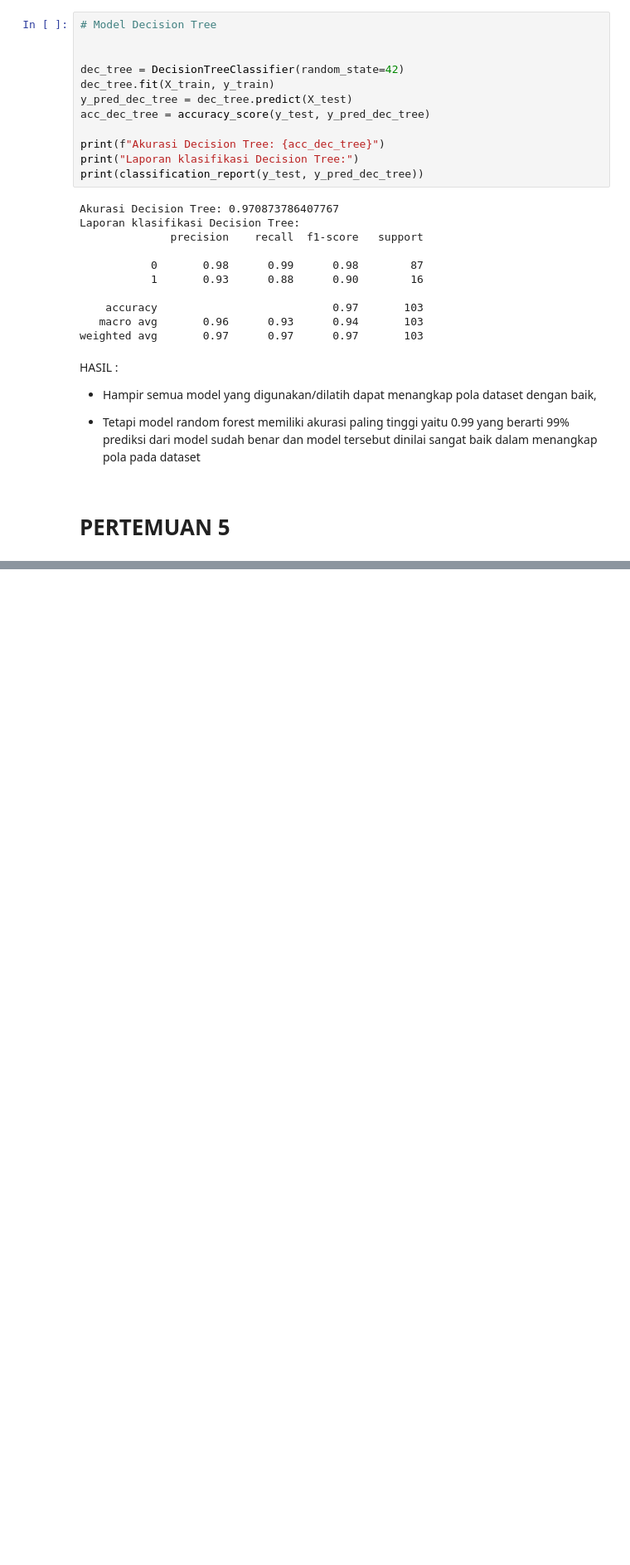
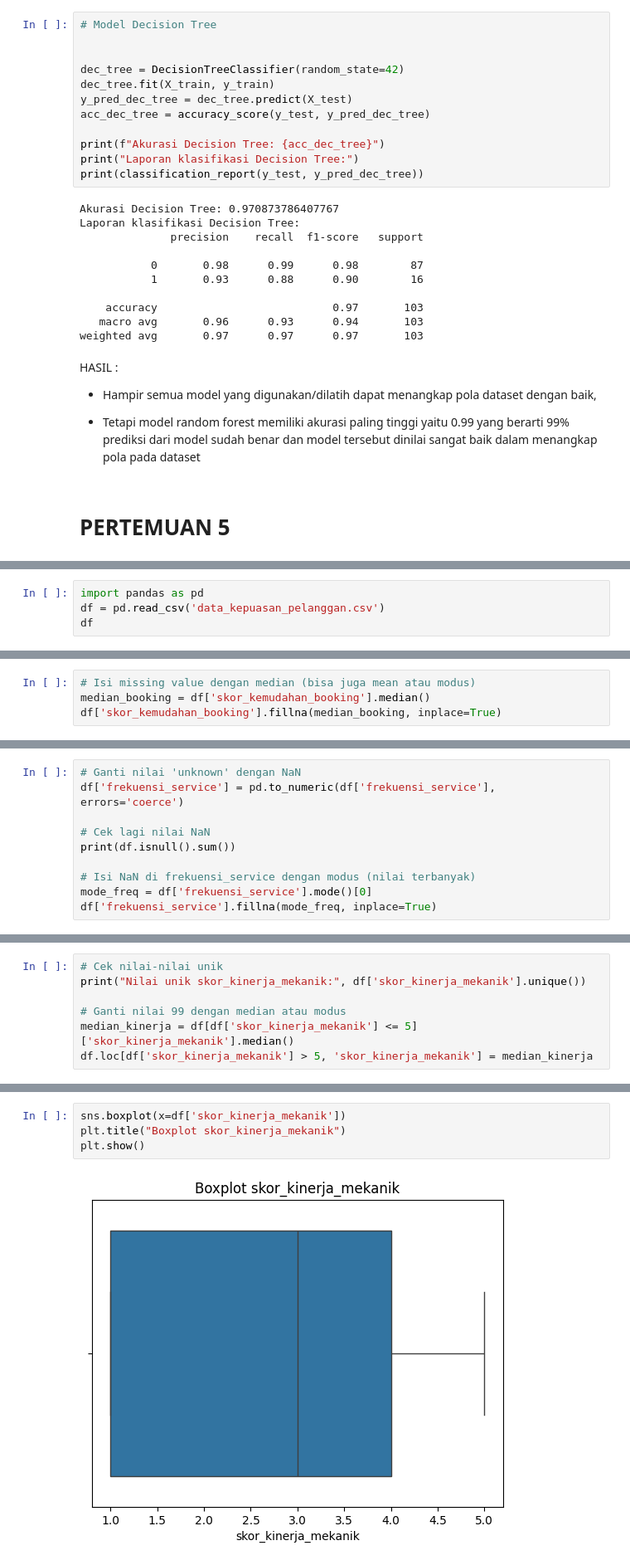
Before and after one commit to kristoowae/Portofolio-Google_Notebook, a Jupyter notebook: WORKSHOPML.ipynb, the cells around one changed output, grey strips where cells are left out. Shown at 83% size. Drawn from its saved outputs; the diff is of its cells as text; blank space fills up the shorter version.

```diff
--- a/WORKSHOPML.ipynb
+++ b/WORKSHOPML.ipynb
@@ -854,0 +904,4 @@ HASIL :
+# %%
+import pandas as pd
+df = pd.read_csv('data_kepuasan_pelanggan.csv')
+df
@@ -854,0 +961,4 @@ HASIL :
+# %%
+# Isi missing value dengan median (bisa juga mean atau modus)
+median_booking = df['skor_kemudahan_booking'].median()
+df['skor_kemudahan_booking'].fillna(median_booking, inplace=True)
@@ -854,0 +972,10 @@ HASIL :
+# %%
+# Ganti nilai 'unknown' dengan NaN
+df['frekuensi_service'] = pd.to_numeric(df['frekuensi_service'], errors='coerce')
+
+# Cek lagi nilai NaN
+print(df.isnull().sum())
+
+# Isi NaN di frekuensi_service dengan modus (nilai terbanyak)
+mode_freq = df['frekuensi_service'].mode()[0]
+df['frekuensi_service'].fillna(mode_freq, inplace=True)
@@ -854,0 +996,7 @@ HASIL :
+# %%
+# Cek nilai-nilai unik
+print("Nilai unik skor_kinerja_mekanik:", df['skor_kinerja_mekanik'].unique())
+
+# Ganti nilai 99 dengan median atau modus
+median_kinerja = df[df['skor_kinerja_mekanik'] <= 5]['skor_kinerja_mekanik'].median()
+df.loc[df['skor_kinerja_mekanik'] > 5, 'skor_kinerja_mekanik'] = median_kinerja
@@ -854,0 +1053,6 @@ HASIL :
+# %%
+sns.boxplot(x=df['skor_kinerja_mekanik'])
+plt.title("Boxplot skor_kinerja_mekanik")
+plt.show()
+# %% [output]
+[figure, added]
```
Also changed, not shown: parts of 18 cells of this notebook.
